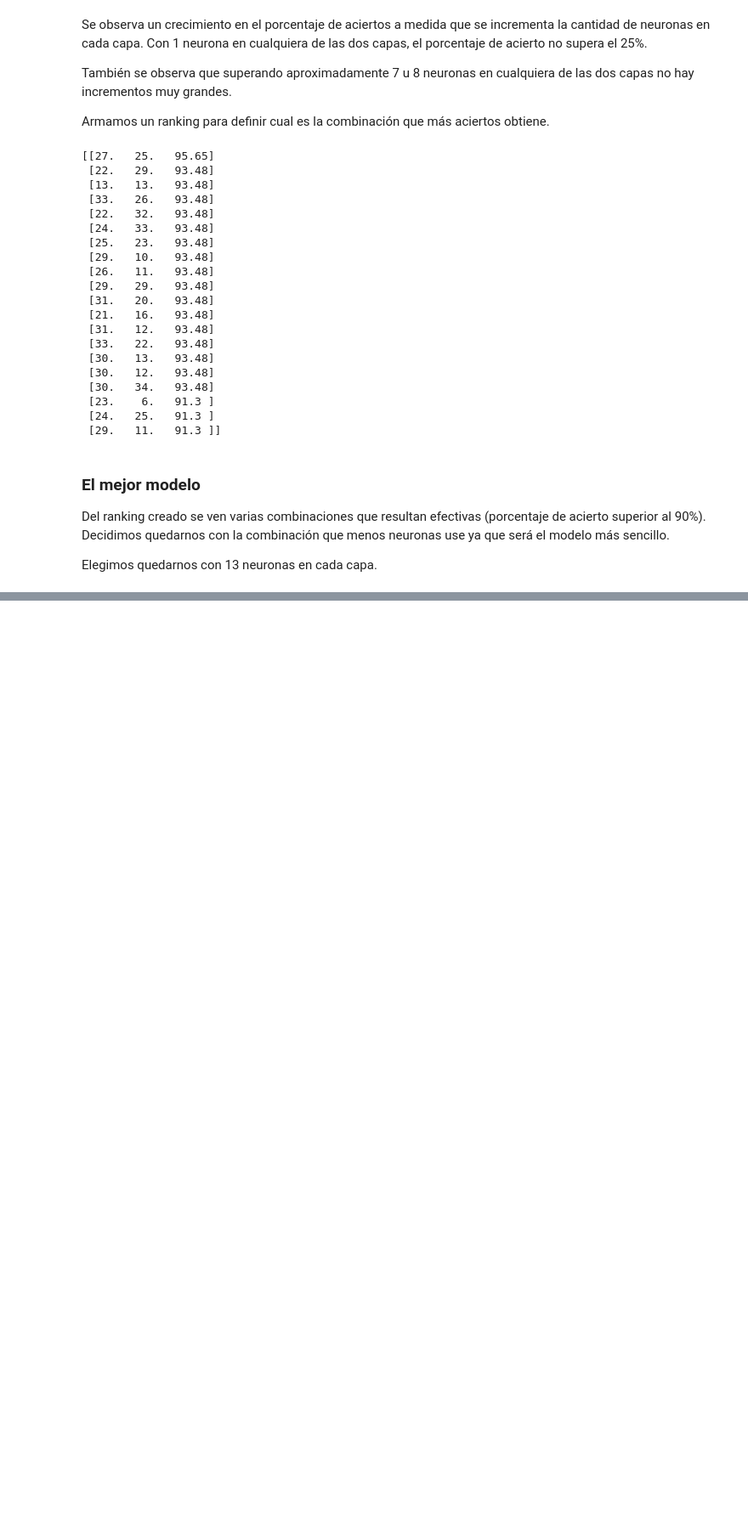
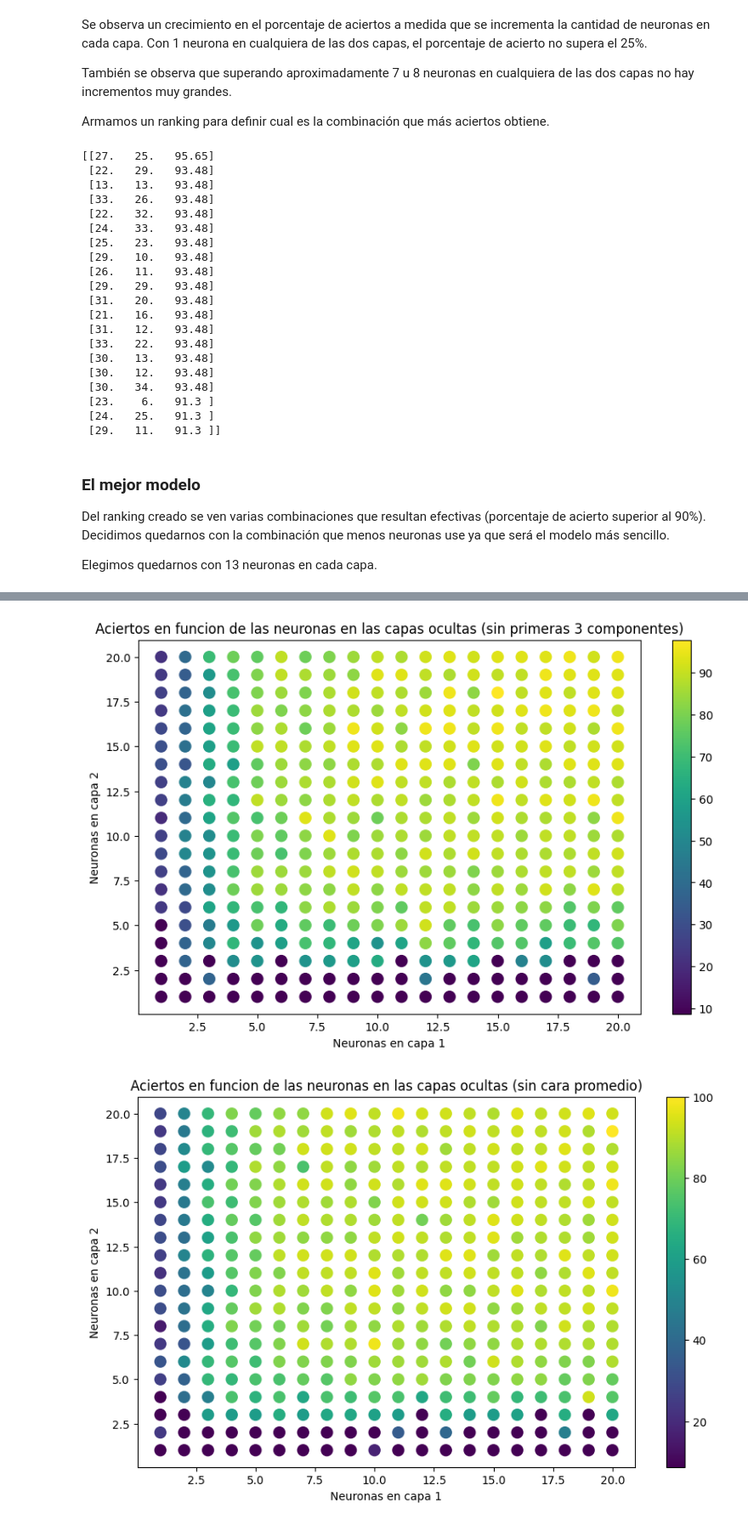
Before and after one commit to fechhh/NuestrasCaras, a Jupyter notebook: Main.ipynb, the cells around one changed output, grey strips where cells are left out. Shown at 85% size. Drawn from its saved outputs; the diff is of its cells as text; code cells hidden in the pictures; blank space fills up the shorter version.

```diff
--- a/Main.ipynb
+++ b/Main.ipynb
@@ -442,0 +559,49 @@ Epoch: 261, Error: 0.00018027635217787843
+# %%
+# Graficamos los resultados de la evaluacion de las neuronas en las capas ocultas
+# Abrir csv
+resultados_menos_3 = pd.read_csv("test_backpropagation_menos_3.csv")
+resultados_menos_promedio = pd.read_csv("test_backpropagation_menos_promedio.csv")
+
+# Paso a numpy array
+resultados_menos_3 = np.array(resultados_menos_3)
+resultados_menos_promedio = np.array(resultados_menos_promedio)
+
+# Tomos los porcentajes de aciertos
+resultados_menos_3_pct = resultados_menos_3[:,6]
+resultados_menos_promedio_pct = resultados_menos_promedio[:,6]
+
+# Ploteo en un grafico 2D
+plt.figure(figsize=(10, 6))
+plt.scatter(resultados_menos_3[:,0], resultados_menos_3[:,1], c=resultados_menos_3_pct, cmap='viridis', s=100)
+plt.colorbar()
+plt.xlabel('Neuronas en capa 1')
+plt.ylabel('Neuronas en capa 2')
+plt.title('Aciertos en funcion de las neuronas en las capas ocultas (sin primeras 3 componentes)')
+plt.show()
+
+plt.figure(figsize=(10, 6))
+plt.scatter(resultados_menos_promedio[:,0], resultados_menos_promedio[:,1], c=resultados_menos_promedio_pct, cmap='viridis', s=100)
+plt.colorbar()
+plt.xlabel('Neuronas en capa 1')
+plt.ylabel('Neuronas en capa 2')
+plt.title('Aciertos en funcion de las neuronas en las capas ocultas (sin cara promedio)')
+plt.show()
+
+# Ranking de las mejores combinaciones
+ranking_menos_3 = resultados_menos_3[:,[0,1,6]]
+ranking_menos_promedio = resultados_menos_promedio[:,[0,1,6]]
+
+# Ordeno de mayor a menor porcentaje de aciertos
+ranking_menos_3 = ranking_menos_3[ranking_menos_3[:,2].argsort()[::-1]]
+ranking_menos_promedio = ranking_menos_promedio[ranking_menos_promedio[:,2].argsort()[::-1]]
+
+# Me quedo con las mejores
+ranking_menos_3 = ranking_menos_3[:20]
+ranking_menos_promedio = ranking_menos_promedio[:20]
+
+
+print(ranking_menos_3)
+print(ranking_menos_promedio)
+# %% [output]
+[figure, added]
+[figure, added]
```
Also changed, not shown: parts of 10 cells of this notebook.
